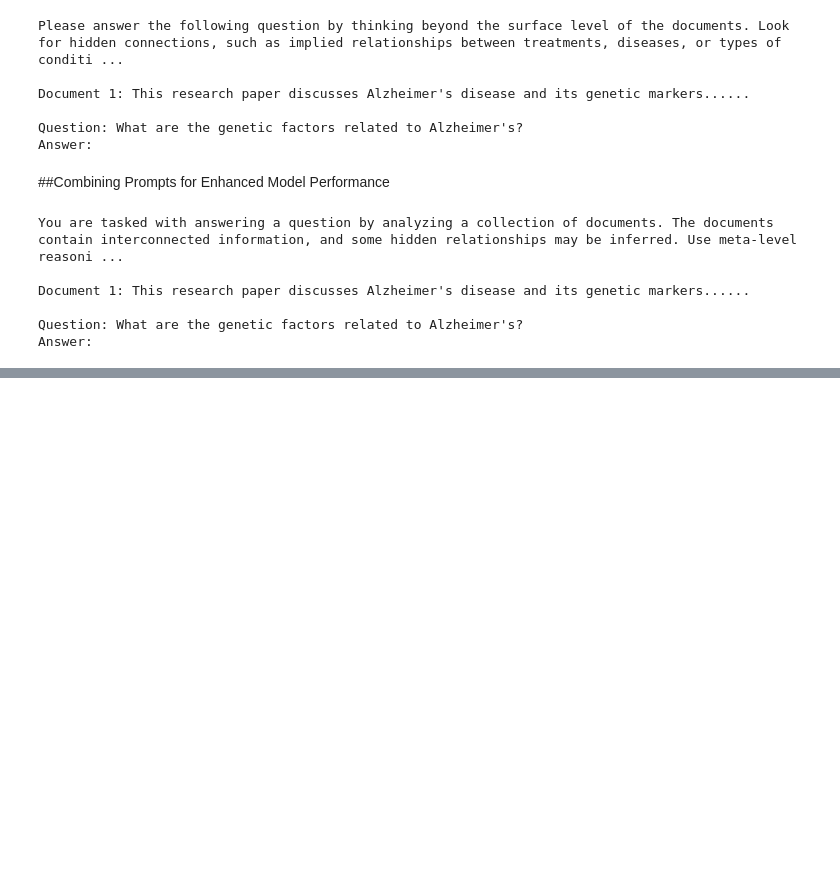
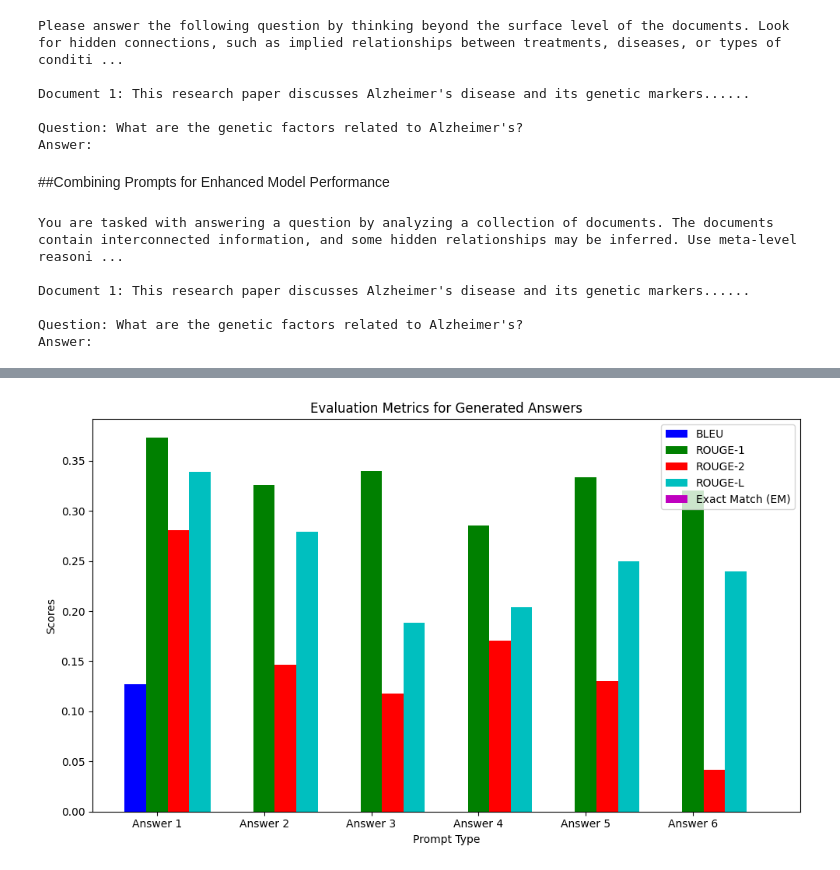
Before and after one commit to Rishika70/Topic-Modelling-on-Neurology-with-LLM, a Jupyter notebook: Topic_Modelling_on_Neurology_with_LLM.ipynb, the cells around one changed output, grey strips where cells are left out. Drawn from its saved outputs; the diff is of its cells as text; code cells hidden in the pictures; blank space fills up the shorter version.

```diff
--- a/Topic_Modelling_on_Neurology_with_LLM.ipynb
+++ b/Topic_Modelling_on_Neurology_with_LLM.ipynb
@@ -966,0 +1263,37 @@ Answer:
+# %%
+# Plot BLEU, ROUGE, and EM scores
+
+# Prepare data for plotting
+metric_names = ['BLEU', 'ROUGE-1', 'ROUGE-2', 'ROUGE-L', 'EM']
+metric_values = {
+    'BLEU': [bleu_scores[key] for key in generated_answers],
+    'ROUGE-1': [rouge_scores[key]['rouge1'].fmeasure for key in generated_answers],
+    'ROUGE-2': [rouge_scores[key]['rouge2'].fmeasure for key in generated_answers],
+    'ROUGE-L': [rouge_scores[key]['rougeL'].fmeasure for key in generated_answers],
+    'EM': [em_scores[key] for key in generated_answers]
+}
+
+# Set up the plot
+fig, ax = plt.subplots(figsize=(10, 6))
+x_pos = np.arange(len(generated_answers))
+
+# Plot each metric
+ax.bar(x_pos - 0.2, metric_values['BLEU'], width=0.2, label='BLEU', color='b')
+ax.bar(x_pos, metric_values['ROUGE-1'], width=0.2, label='ROUGE-1', color='g')
+ax.bar(x_pos + 0.2, metric_values['ROUGE-2'], width=0.2, label='ROUGE-2', color='r')
+ax.bar(x_pos + 0.4, metric_values['ROUGE-L'], width=0.2, label='ROUGE-L', color='c')
+ax.bar(x_pos + 0.6, metric_values['EM'], width=0.2, label='Exact Match (EM)', color='m')
+
+# Add labels and title
+ax.set_xlabel('Prompt Type')
+ax.set_ylabel('Scores')
+ax.set_title('Evaluation Metrics for Generated Answers')
+ax.set_xticks(x_pos)
+ax.set_xticklabels([f"Answer {i+1}" for i in range(len(generated_answers))])
+ax.legend()
+
+# Show the plot
+plt.tight_layout()
+plt.show()
+# %% [output]
+[figure, added]
```
Also changed, not shown: parts of 4 cells of this notebook.
